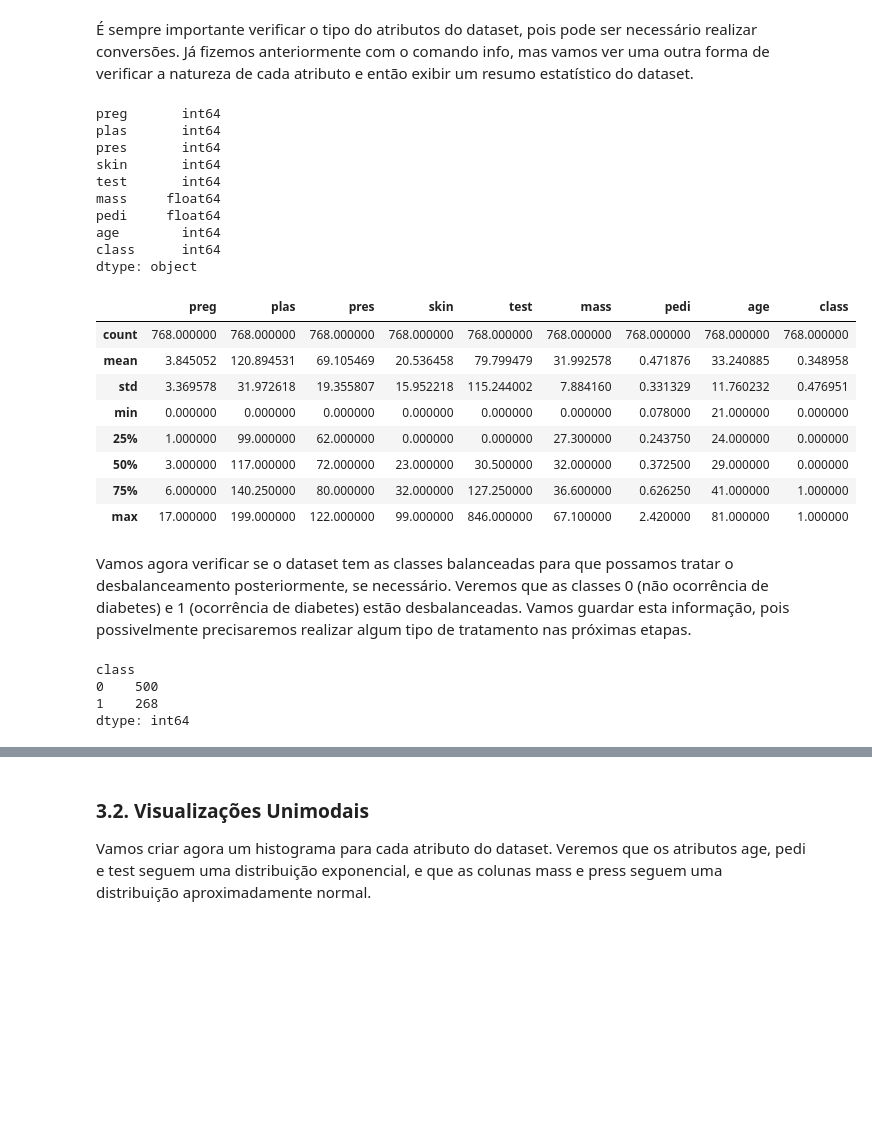
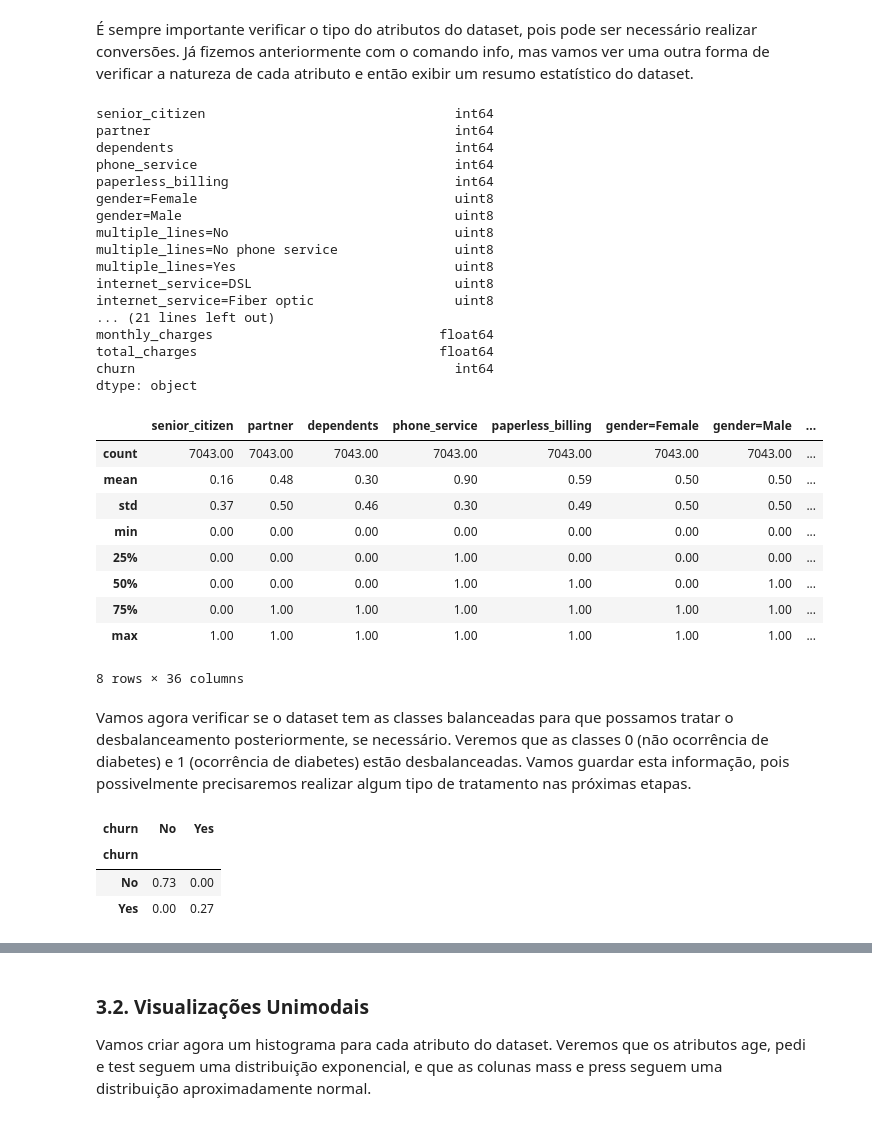
Before and after one commit to itaborai83/ecd221-ML-trabalho, a Jupyter notebook: ML_7_Projeto_completo_de_Classificação_Binária_Telco_Churn.ipynb, the cells around one changed output, grey strips where cells are left out. Saved outputs shown, nothing was run; the diff lists cells and outputs as text; code cells hidden in the pictures; blank space fills up the shorter version.

```diff
--- a/ML_7_Projeto_completo_de_Classificação_Binária_Telco_Churn.ipynb
+++ b/ML_7_Projeto_completo_de_Classificação_Binária_Telco_Churn.ipynb
@@ -61,0 +73,12 @@ warnings.filterwarnings("ignore")
+# %%
+# setup ambiente
+
+# supressão de warnings
+import warnings
+warnings.filterwarnings("ignore")
+
+# configura pandas para exibição de apenas duas casas decimais nas variaveis
+pd.set_option('display.float_format', lambda x: '%0.2f' % x)
+
+# configura cores do Seaborn
+sns.set()
@@ -151,38 +307,46 @@ dataset.tail(10)
 É sempre importante verificar o tipo do atributos do dataset, pois pode ser necessário realizar conversões. Já fizemos anteriormente com o comando info, mas vamos ver uma outra forma de verificar a natureza de cada atributo e então exibir um resumo estatístico do dataset.
 # %%
 # Verifica o tipo de dataset de cada atributo
-dataset.dtypes
+churn_df.dtypes
 # %% [output]
-preg       int64
-plas       int64
-pres       int64
-skin       int64
-test       int64
-mass     float64
-pedi     float64
-age        int64
-class      int64
+senior_citizen                                int64
+partner                                       int64
+dependents                                    int64
+phone_service                                 int64
+paperless_billing                             int64
+gender=Female                                 uint8
+gender=Male                                   uint8
+multiple_lines=No                             uint8
+multiple_lines=No phone service               uint8
+multiple_lines=Yes                            uint8
+internet_service=DSL                          uint8
+internet_service=Fiber optic                  uint8
+... (21 lines left out)
+monthly_charges                             float64
+total_charges                               float64
+churn                                         int64
 dtype: object
 # %%
 # Faz um resumo estatístico do dataset (média, desvio padrão, mínimo, máximo e os quartis)
-dataset.describe()
+churn_df.describe()
 # %% [output]
-|  | preg | plas | pres | skin | test | mass | pedi | age | class |
-| count | 768.000000 | 768.000000 | 768.000000 | 768.000000 | 768.000000 | 768.000000 | 768.000000 | 768.000000 | 768.000000 |
-| mean | 3.845052 | 120.894531 | 69.105469 | 20.536458 | 79.799479 | 31.992578 | 0.471876 | 33.240885 | 0.348958 |
-| std | 3.369578 | 31.972618 | 19.355807 | 15.952218 | 115.244002 | 7.884160 | 0.331329 | 11.760232 | 0.476951 |
-| min | 0.000000 | 0.000000 | 0.000000 | 0.000000 | 0.000000 | 0.000000 | 0.078000 | 21.000000 | 0.000000 |
-| 25% | 1.000000 | 99.000000 | 62.000000 | 0.000000 | 0.000000 | 27.300000 | 0.243750 | 24.000000 | 0.000000 |
-| 50% | 3.000000 | 117.000000 | 72.000000 | 23.000000 | 30.500000 | 32.000000 | 0.372500 | 29.000000 | 0.000000 |
-| 75% | 6.000000 | 140.250000 | 80.000000 | 32.000000 | 127.250000 | 36.600000 | 0.626250 | 41.000000 | 1.000000 |
-| max | 17.000000 | 199.000000 | 122.000000 | 99.000000 | 846.000000 | 67.100000 | 2.420000 | 81.000000 | 1.000000 |
+|  | senior_citizen | partner | dependents | phone_service | paperless_billing | gender=Female | gender=Male | ... |
+| count | 7043.00 | 7043.00 | 7043.00 | 7043.00 | 7043.00 | 7043.00 | 7043.00 | ... |
+| mean | 0.16 | 0.48 | 0.30 | 0.90 | 0.59 | 0.50 | 0.50 | ... |
+| std | 0.37 | 0.50 | 0.46 | 0.30 | 0.49 | 0.50 | 0.50 | ... |
+| min | 0.00 | 0.00 | 0.00 | 0.00 | 0.00 | 0.00 | 0.00 | ... |
+| 25% | 0.00 | 0.00 | 0.00 | 1.00 | 0.00 | 0.00 | 0.00 | ... |
+| 50% | 0.00 | 0.00 | 0.00 | 1.00 | 1.00 | 0.00 | 1.00 | ... |
+| 75% | 0.00 | 1.00 | 1.00 | 1.00 | 1.00 | 1.00 | 1.00 | ... |
+| max | 1.00 | 1.00 | 1.00 | 1.00 | 1.00 | 1.00 | 1.00 | ... |
+8 rows × 36 columns
 # %% [markdown]
 Vamos agora verificar se o dataset tem as classes balanceadas para que possamos tratar o desbalanceamento posteriormente, se necessário. Veremos que as classes 0 (não ocorrência de diabetes) e 1 (ocorrência de diabetes) estão desbalanceadas. Vamos guardar esta informação, pois possivelmente precisaremos realizar algum tipo de tratamento nas próximas etapas.
-# %%
-# distribuição das classes
-print(dataset.groupby('class').size())
-# %% [output]
-class
-0    500
-1    268
-dtype: int64
+# %%
+# distribuição das classes
+pd.crosstab(churn_df[TARGET_VARIABLE], churn_df[TARGET_VARIABLE], normalize=True)
+# %% [output]
+| churn | No | Yes |
+| churn |  |  |
+| No | 0.73 | 0.00 |
+| Yes | 0.00 | 0.27 |
```
Also changed, not shown: parts of 35 cells of this notebook.
